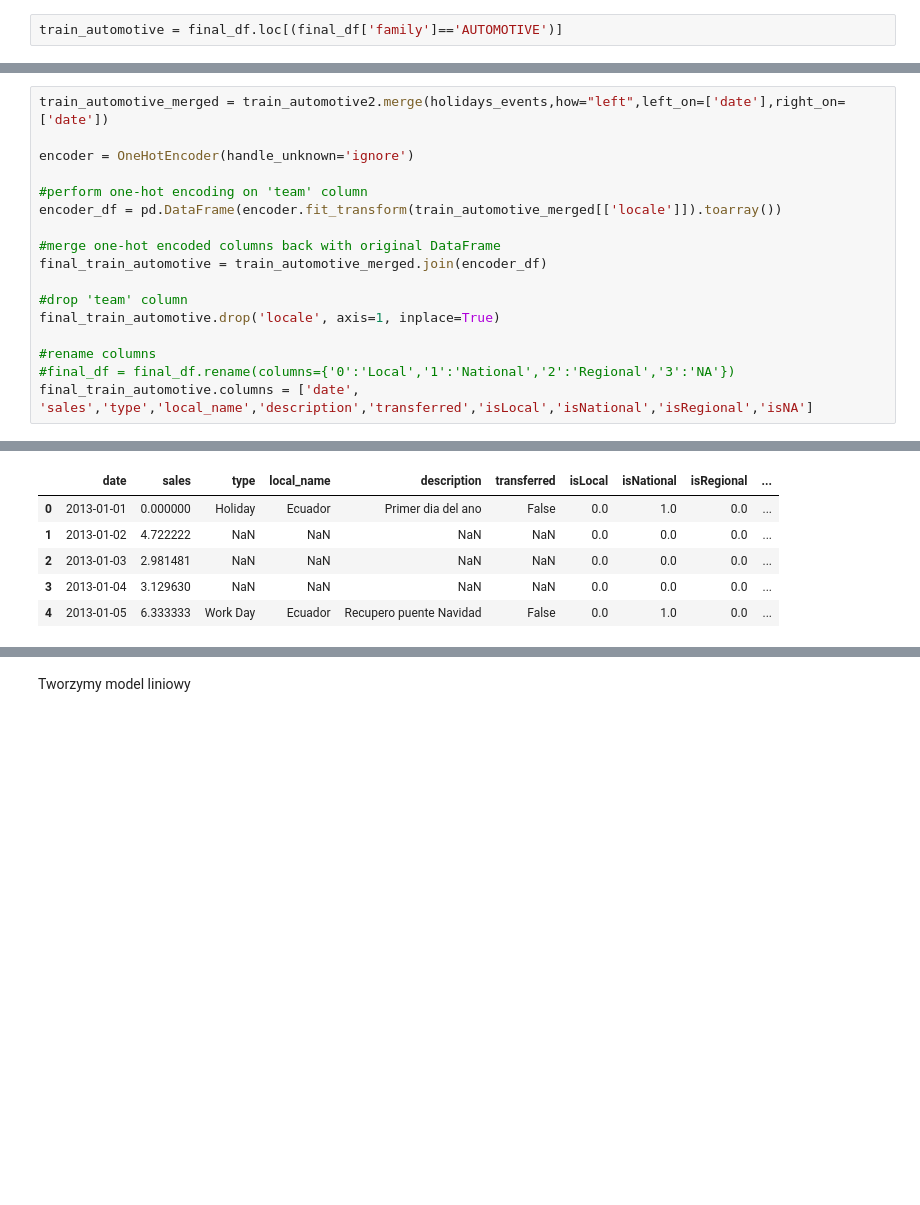
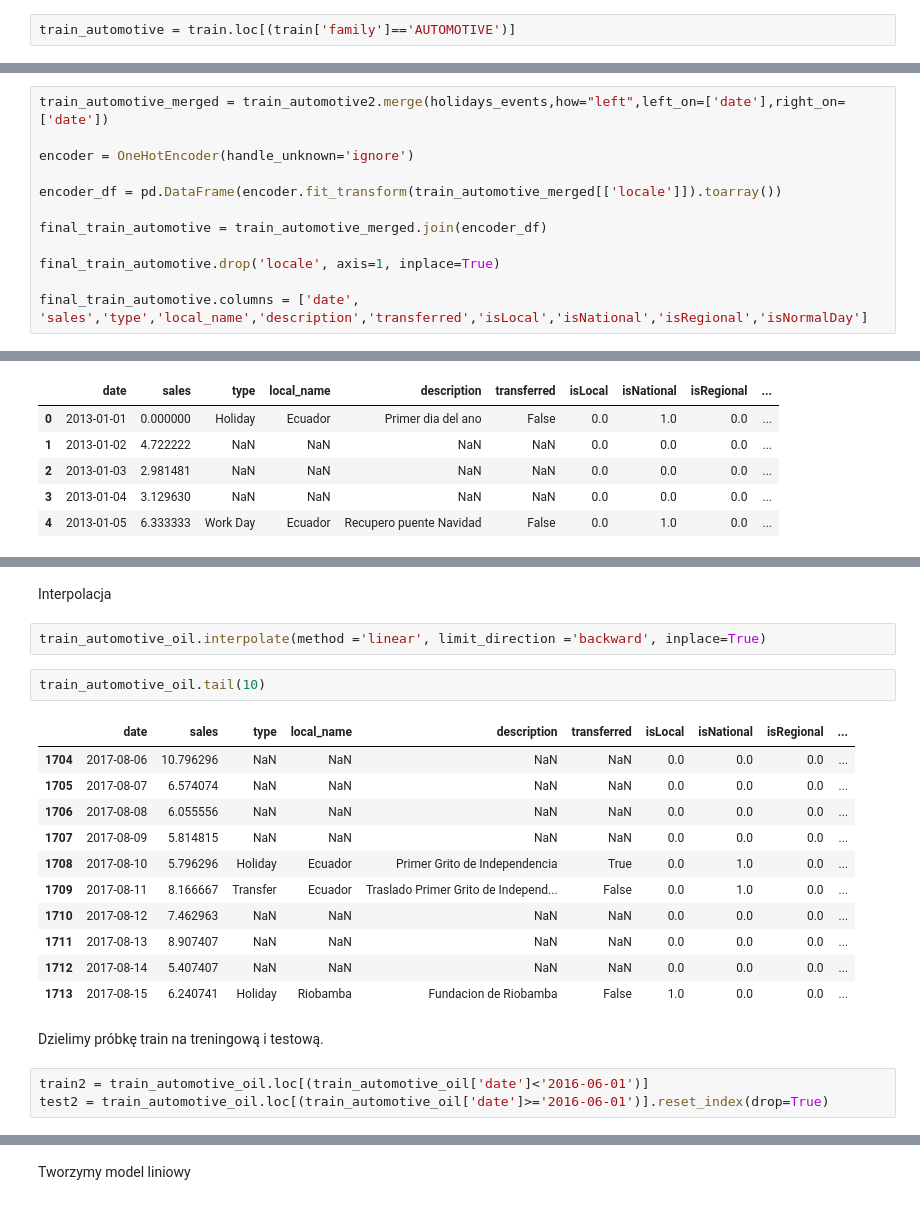
Before and after one commit to ndzadz/WTUM_12_2022, a Jupyter notebook: modelling_v2.ipynb, the cells around one changed output, grey strips where cells are left out. Cells and saved outputs as stored; diff of their text form; blank space fills up the shorter version.

```diff
--- a/modelling_v2.ipynb
+++ b/modelling_v2.ipynb
@@ -75,4 +23,4 @@ final_df.head()
 # %% [markdown]
 Wybieramy obserwacje dla family=AUTOMOTIVE
 # %%
-train_automotive = final_df.loc[(final_df['family']=='AUTOMOTIVE')]
+train_automotive = train.loc[(train['family']=='AUTOMOTIVE')]
@@ -111,18 +55,13 @@ train_automotive_merged = train_automotive2.merge(holidays_events,how="left",lef
 
 encoder = OneHotEncoder(handle_unknown='ignore')
 
-#perform one-hot encoding on 'team' column
 encoder_df = pd.DataFrame(encoder.fit_transform(train_automotive_merged[['locale']]).toarray())
 
-#merge one-hot encoded columns back with original DataFrame
 final_train_automotive = train_automotive_merged.join(encoder_df)
 
-#drop 'team' column
 final_train_automotive.drop('locale', axis=1, inplace=True)
 
-#rename columns
-#final_df = final_df.rename(columns={'0':'Local','1':'National','2':'Regional','3':'NA'})
-final_train_automotive.columns = ['date', 'sales','type','local_name','description','transferred','isLocal','isNational','isRegional','isNA']
+final_train_automotive.columns = ['date', 'sales','type','local_name','description','transferred','isLocal','isNational','isRegional','isNormalDay']
 # %%
 final_train_automotive.head()
 # %% [output]
@@ -145,0 +100,23 @@ final_train_automotive.head()
+# %% [markdown]
+Interpolacja
+# %%
+train_automotive_oil.interpolate(method ='linear', limit_direction ='backward', inplace=True)
+# %%
+train_automotive_oil.tail(10)
+# %% [output]
+|  | date | sales | type | local_name | description | transferred | isLocal | isNational | isRegional | ... |
+| 1704 | 2017-08-06 | 10.796296 | NaN | NaN | NaN | NaN | 0.0 | 0.0 | 0.0 | ... |
+| 1705 | 2017-08-07 | 6.574074 | NaN | NaN | NaN | NaN | 0.0 | 0.0 | 0.0 | ... |
+| 1706 | 2017-08-08 | 6.055556 | NaN | NaN | NaN | NaN | 0.0 | 0.0 | 0.0 | ... |
+| 1707 | 2017-08-09 | 5.814815 | NaN | NaN | NaN | NaN | 0.0 | 0.0 | 0.0 | ... |
+| 1708 | 2017-08-10 | 5.796296 | Holiday | Ecuador | Primer Grito de Independencia | True | 0.0 | 1.0 | 0.0 | ... |
+| 1709 | 2017-08-11 | 8.166667 | Transfer | Ecuador | Traslado Primer Grito de Independ... | False | 0.0 | 1.0 | 0.0 | ... |
+| 1710 | 2017-08-12 | 7.462963 | NaN | NaN | NaN | NaN | 0.0 | 0.0 | 0.0 | ... |
+| 1711 | 2017-08-13 | 8.907407 | NaN | NaN | NaN | NaN | 0.0 | 0.0 | 0.0 | ... |
+| 1712 | 2017-08-14 | 5.407407 | NaN | NaN | NaN | NaN | 0.0 | 0.0 | 0.0 | ... |
+| 1713 | 2017-08-15 | 6.240741 | Holiday | Riobamba | Fundacion de Riobamba | False | 1.0 | 0.0 | 0.0 | ... |
+# %% [markdown]
+Dzielimy próbkę train na treningową i testową.
+# %%
+train2 = train_automotive_oil.loc[(train_automotive_oil['date']<'2016-06-01')]
+test2 = train_automotive_oil.loc[(train_automotive_oil['date']>='2016-06-01')].reset_index(drop=True)
```
Also changed, not shown: parts of 33 cells of this notebook.
